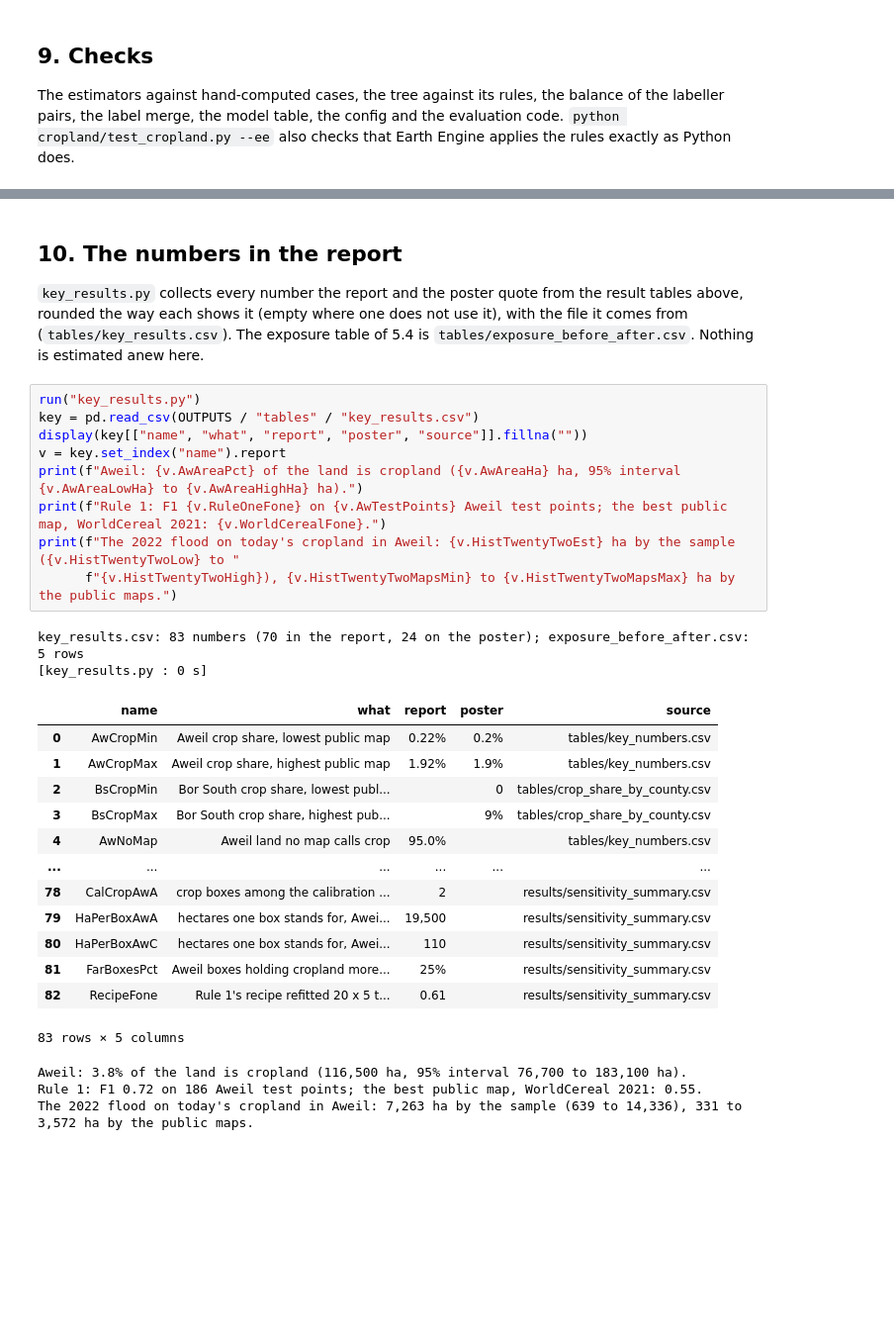
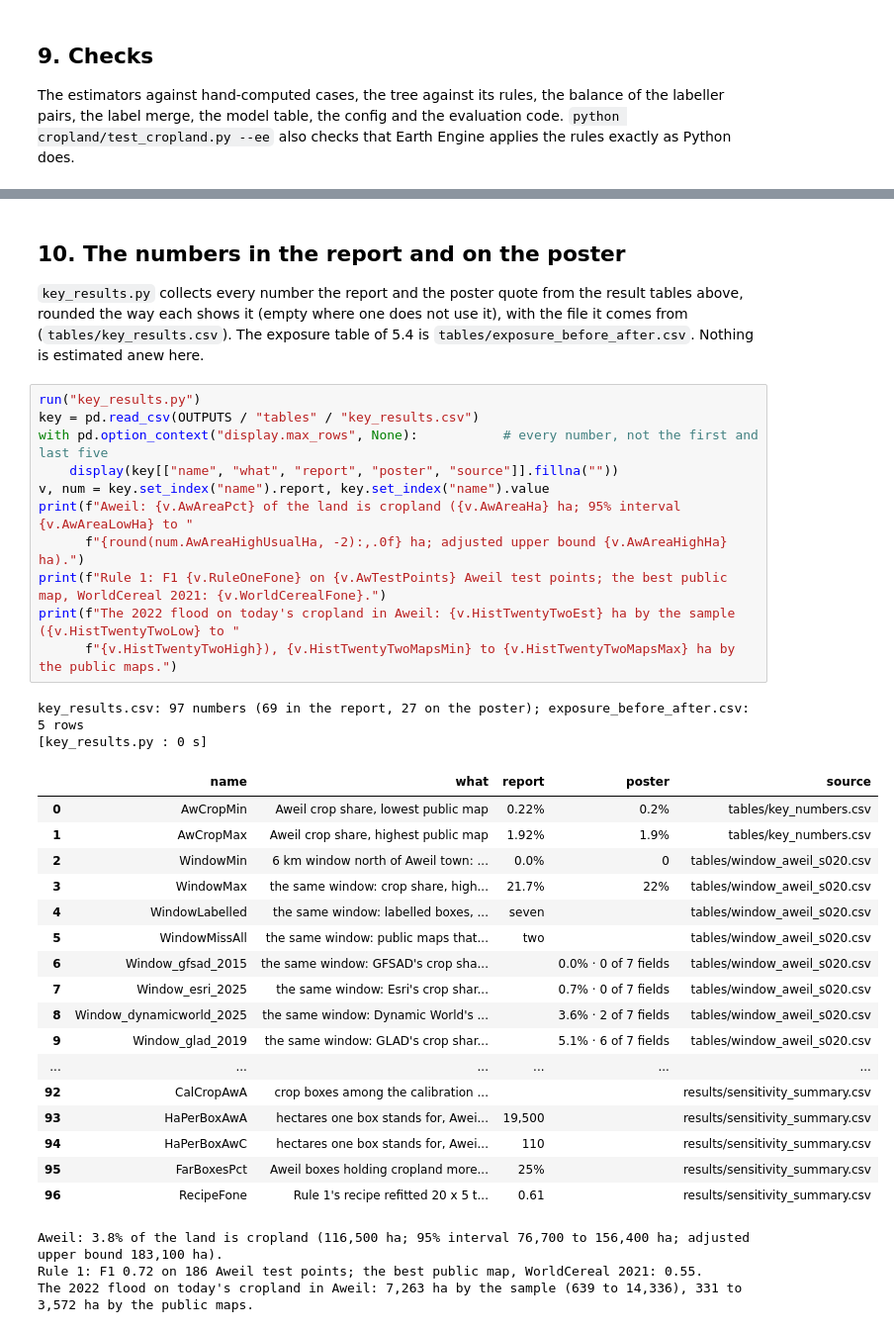
Before and after one commit to marcvoolpe/JBG060_ZHL_2026, a Jupyter notebook: cropland/pipeline.ipynb, the cells around one changed output, grey strips where cells are left out. Shown at 99% size. Saved outputs shown, nothing was run; the diff lists cells and outputs as text; blank space fills up the shorter version.

```diff
--- a/cropland/pipeline.ipynb
+++ b/cropland/pipeline.ipynb
@@ -1301,34 +1301,40 @@ ok   test_design_efficiency
 ok   test_rule_complexity
 [test_evaluation.py : 0 s]
 # %% [markdown]
-## 10. The numbers in the report
+## 10. The numbers in the report and on the poster
 
 `key_results.py` collects every number the report and the poster quote from the result tables above, rounded the way each shows it (empty where one does not use it), with the file it comes from (`tables/key_results.csv`). The exposure table of 5.4 is `tables/exposure_before_after.csv`. Nothing is estimated anew here.
 # %%
 run("key_results.py")
 key = pd.read_csv(OUTPUTS / "tables" / "key_results.csv")
-display(key[["name", "what", "report", "poster", "source"]].fillna(""))
-v = key.set_index("name").report
-print(f"Aweil: {v.AwAreaPct} of the land is cropland ({v.AwAreaHa} ha, 95% interval {v.AwAreaLowHa} to {v.AwAreaHighHa} ha).")
+with pd.option_context("display.max_rows", None):           # every number, not the first and last five
+    display(key[["name", "what", "report", "poster", "source"]].fillna(""))
+v, num = key.set_index("name").report, key.set_index("name").value
+print(f"Aweil: {v.AwAreaPct} of the land is cropland ({v.AwAreaHa} ha; 95% interval {v.AwAreaLowHa} to "
+      f"{round(num.AwAreaHighUsualHa, -2):,.0f} ha; adjusted upper bound {v.AwAreaHighHa} ha).")
 print(f"Rule 1: F1 {v.RuleOneFone} on {v.AwTestPoints} Aweil test points; the best public map, WorldCereal 2021: {v.WorldCerealFone}.")
 print(f"The 2022 flood on today's cropland in Aweil: {v.HistTwentyTwoEst} ha by the sample ({v.HistTwentyTwoLow} to "
       f"{v.HistTwentyTwoHigh}), {v.HistTwentyTwoMapsMin} to {v.HistTwentyTwoMapsMax} ha by the public maps.")
 # %% [output]
-key_results.csv: 83 numbers (70 in the report, 24 on the poster); exposure_before_after.csv: 5 rows
+key_results.csv: 97 numbers (69 in the report, 27 on the poster); exposure_before_after.csv: 5 rows
 [key_results.py : 0 s]
 |  | name | what | report | poster | source |
 | 0 | AwCropMin | Aweil crop share, lowest public map | 0.22% | 0.2% | tables/key_numbers.csv |
 | 1 | AwCropMax | Aweil crop share, highest public map | 1.92% | 1.9% | tables/key_numbers.csv |
-| 2 | BsCropMin | Bor South crop share, lowest publ... |  | 0 | tables/crop_share_by_county.csv |
-| 3 | BsCropMax | Bor South crop share, highest pub... |  | 9% | tables/crop_share_by_county.csv |
-| 4 | AwNoMap | Aweil land no map calls crop | 95.0% |  | tables/key_numbers.csv |
+| 2 | WindowMin | 6 km window north of Aweil town: ... | 0.0% | 0 | tables/window_aweil_s020.csv |
+| 3 | WindowMax | the same window: crop share, high... | 21.7% | 22% | tables/window_aweil_s020.csv |
+| 4 | WindowLabelled | the same window: labelled boxes, ... | seven |  | tables/window_aweil_s020.csv |
+| 5 | WindowMissAll | the same window: public maps that... | two |  | tables/window_aweil_s020.csv |
+| 6 | Window_gfsad_2015 | the same window: GFSAD's crop sha... |  | 0.0% · 0 of 7 fields | tables/window_aweil_s020.csv |
+| 7 | Window_esri_2025 | the same window: Esri's crop shar... |  | 0.7% · 0 of 7 fields | tables/window_aweil_s020.csv |
+| 8 | Window_dynamicworld_2025 | the same window: Dynamic World's ... |  | 3.6% · 2 of 7 fields | tables/window_aweil_s020.csv |
+| 9 | Window_glad_2019 | the same window: GLAD's crop shar... |  | 5.1% · 6 of 7 fields | tables/window_aweil_s020.csv |
 | ... | ... | ... | ... | ... | ... |
-| 78 | CalCropAwA | crop boxes among the calibration ... | 2 |  | results/sensitivity_summary.csv |
-| 79 | HaPerBoxAwA | hectares one box stands for, Awei... | 19,500 |  | results/sensitivity_summary.csv |
-| 80 | HaPerBoxAwC | hectares one box stands for, Awei... | 110 |  | results/sensitivity_summary.csv |
-| 81 | FarBoxesPct | Aweil boxes holding cropland more... | 25% |  | results/sensitivity_summary.csv |
-| 82 | RecipeFone | Rule 1's recipe refitted 20 x 5 t... | 0.61 |  | results/sensitivity_summary.csv |
+| 92 | CalCropAwA | crop boxes among the calibration ... |  |  | results/sensitivity_summary.csv |
+| 93 | HaPerBoxAwA | hectares one box stands for, Awei... | 19,500 |  | results/sensitivity_summary.csv |
+| 94 | HaPerBoxAwC | hectares one box stands for, Awei... | 110 |  | results/sensitivity_summary.csv |
+| 95 | FarBoxesPct | Aweil boxes holding cropland more... | 25% |  | results/sensitivity_summary.csv |
+| 96 | RecipeFone | Rule 1's recipe refitted 20 x 5 t... | 0.61 |  | results/sensitivity_summary.csv |
-83 rows × 5 columns
+Aweil: 3.8% of the land is cropland (116,500 ha; 95% interval 76,700 to 156,400 ha; adjusted upper bound 183,100 ha).
+Rule 1: F1 0.72 on 186 Aweil test points; the best public map, WorldCereal 2021: 0.55.
+The 2022 flood on today's cropland in Aweil: 7,263 ha by the sample (639 to 14,336), 331 to 3,572 ha by the public maps.
-Aweil: 3.8% of the land is cropland (116,500 ha, 95% interval 76,700 to 183,100 ha).
-Rule 1: F1 0.72 on 186 Aweil test points; the best public map, WorldCereal 2021: 0.55.
-The 2022 flood on today's cropland in Aweil: 7,263 ha by the sample (639 to 14,336), 331 to 3,572 ha by the public maps.
```
Also changed, not shown: parts of 11 cells of this notebook, 25 other files.
